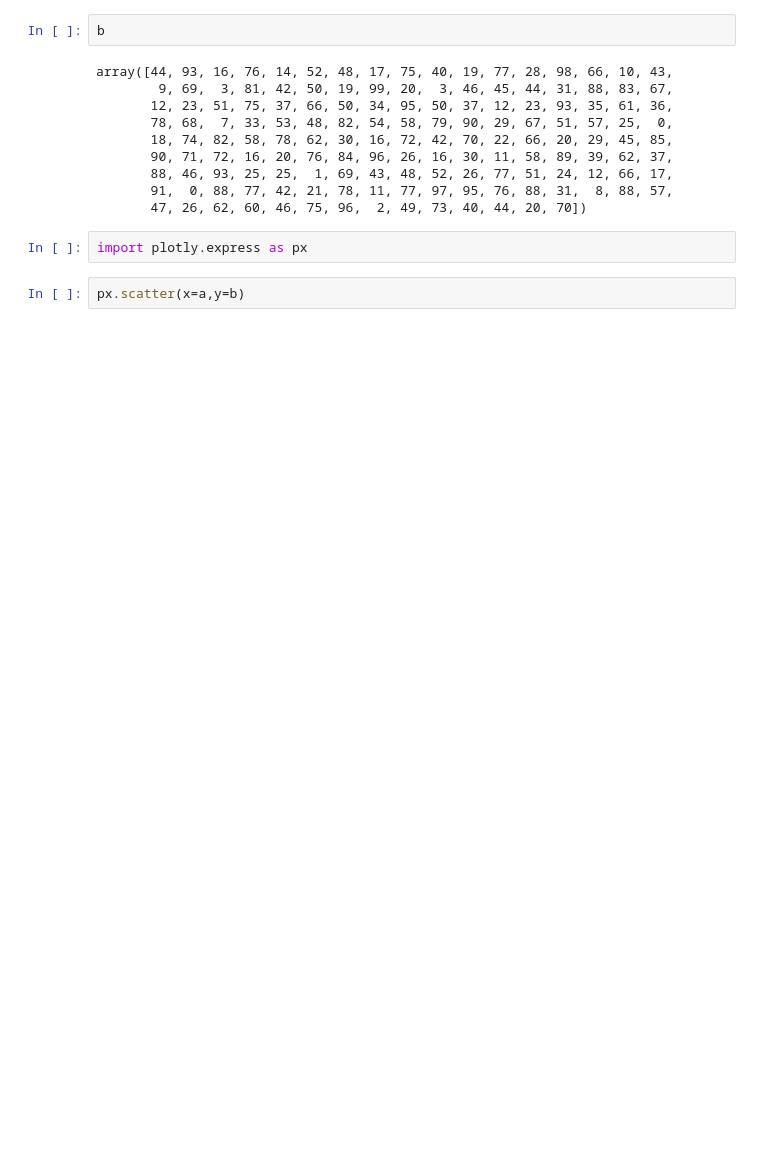
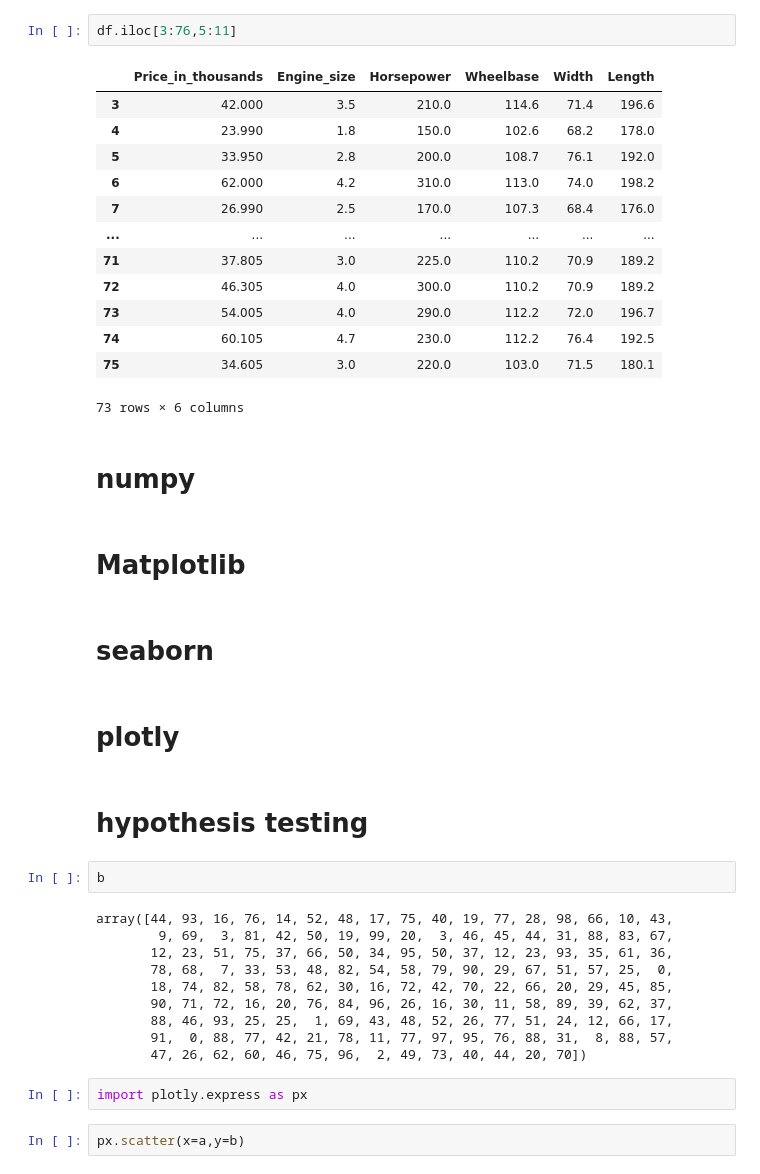
Before and after one commit to msandhiya07/msandhiya07, a Jupyter notebook: DSPRAC.ipynb, the cells around one changed output. Cells and saved outputs as stored; diff of their text form; blank space fills up the shorter version.

```diff
--- a/DSPRAC.ipynb
+++ b/DSPRAC.ipynb
@@ -25,3 +56,29 @@ array([42, 12, 29,  1, 91, 40,  5, 61, 97, 47, 68, 85, 57, 70, 24, 39, 73,
+# %%
+df.iloc[3:76,5:11]
+# %% [output]
+|  | Price_in_thousands | Engine_size | Horsepower | Wheelbase | Width | Length |
+| 3 | 42.000 | 3.5 | 210.0 | 114.6 | 71.4 | 196.6 |
+| 4 | 23.990 | 1.8 | 150.0 | 102.6 | 68.2 | 178.0 |
+| 5 | 33.950 | 2.8 | 200.0 | 108.7 | 76.1 | 192.0 |
+| 6 | 62.000 | 4.2 | 310.0 | 113.0 | 74.0 | 198.2 |
+| 7 | 26.990 | 2.5 | 170.0 | 107.3 | 68.4 | 176.0 |
+| ... | ... | ... | ... | ... | ... | ... |
+| 71 | 37.805 | 3.0 | 225.0 | 110.2 | 70.9 | 189.2 |
+| 72 | 46.305 | 4.0 | 300.0 | 110.2 | 70.9 | 189.2 |
+| 73 | 54.005 | 4.0 | 290.0 | 112.2 | 72.0 | 196.7 |
+| 74 | 60.105 | 4.7 | 230.0 | 112.2 | 76.4 | 192.5 |
+| 75 | 34.605 | 3.0 | 220.0 | 103.0 | 71.5 | 180.1 |
+73 rows × 6 columns
+# %% [markdown]
+# numpy
+# %% [markdown]
+# Matplotlib
+# %% [markdown]
+# seaborn
+# %% [markdown]
+# plotly
+# %% [markdown]
+# hypothesis testing
 # %%
 b
 # %% [output]
```
Also changed, not shown: parts of 12 cells of this notebook.
